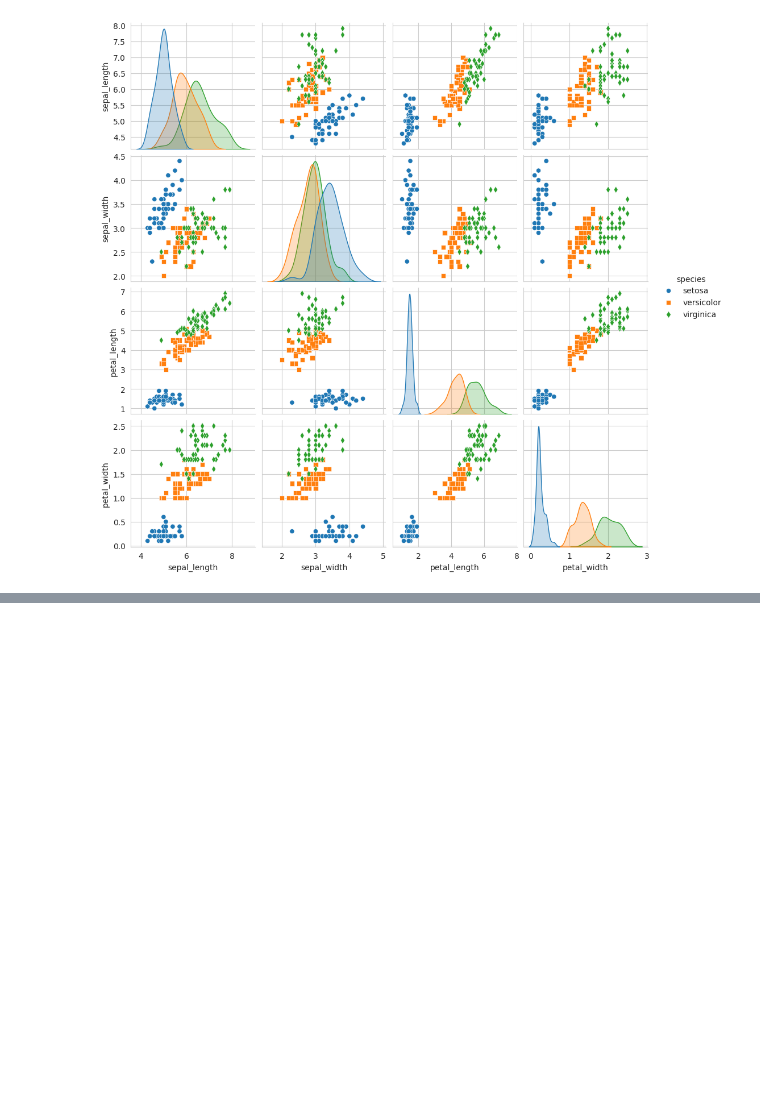
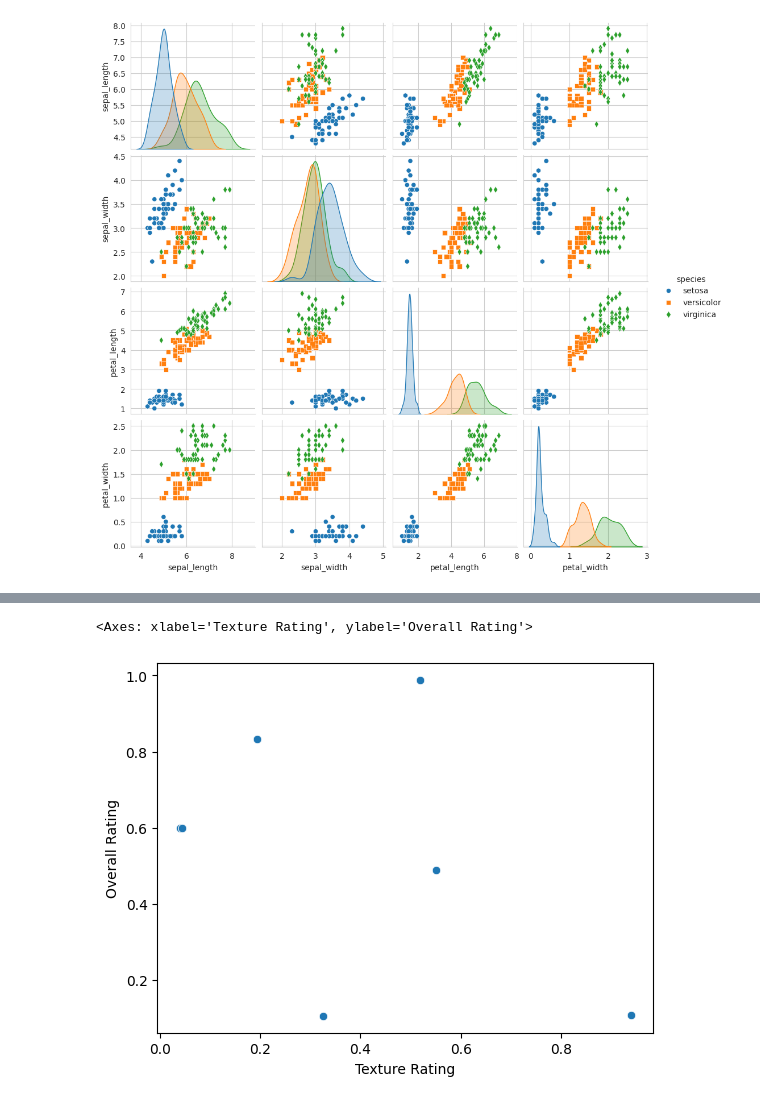
Before and after one commit to bohara10/ML_training, a Jupyter notebook: visulaization.ipynb, the cells around one changed output, grey strips where cells are left out. Cells and saved outputs as stored; diff of their text form; code cells hidden in the pictures; blank space fills up the shorter version.

```diff
--- a/visulaization.ipynb
+++ b/visulaization.ipynb
@@ -82,0 +99,5 @@ df = pd.read_csv("/content/drive/MyDrive/Ice Cream Ratings.csv")
+# %%
+# set Date as index
+
+df.set_index('Date', inplace=True)
+df
@@ -82,0 +114,5 @@ df = pd.read_csv("/content/drive/MyDrive/Ice Cream Ratings.csv")
+# %%
+sns.scatterplot (data=df, x='Texture Rating', y='Overall Rating')
+# %% [output]
+<Axes: xlabel='Texture Rating', ylabel='Overall Rating'>
+[figure, added]
```
Also changed, not shown: parts of 11 cells of this notebook.
